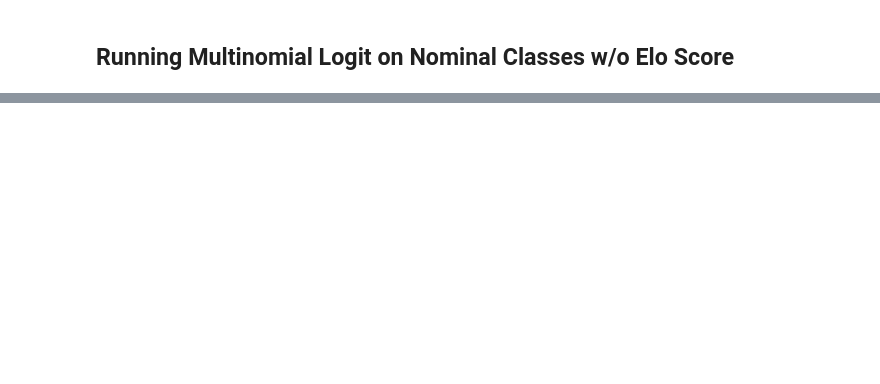
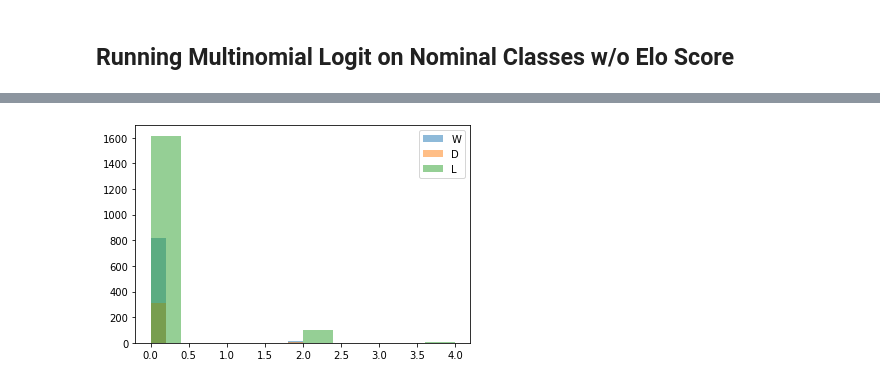
Before and after one commit to kcelebi/euro-football-officials-ML, a Jupyter notebook: pysrc/Logit_v1.ipynb, the cells around one changed output, grey strips where cells are left out. Drawn from its saved outputs; the diff is of its cells as text; code cells hidden in the pictures; blank space fills up the shorter version.

Commit message:
logit model results

```diff
--- a/pysrc/Logit_v1.ipynb
+++ b/pysrc/Logit_v1.ipynb
@@ -109,0 +127,9 @@ print(metric_suite(clf, X_test, y_test))
+# %%
+#data[['result', 'home_team_card_color_r']].groupby(by = 'result').mean()
+plt.hist(data[data['result'] == 'W']['home_team_card_color_r'], alpha = 0.5)
+plt.hist(data[data['result'] == 'D']['home_team_card_color_r'], alpha = 0.5)
+plt.hist(data[data['result'] == 'L']['home_team_card_color_r'], alpha = 0.5)
+plt.legend(labels = ['W', 'D', 'L'])
+plt.show()
+# %% [output]
+[figure, added]
```
Also changed, not shown: parts of 25 cells of this notebook, 1 other file.
